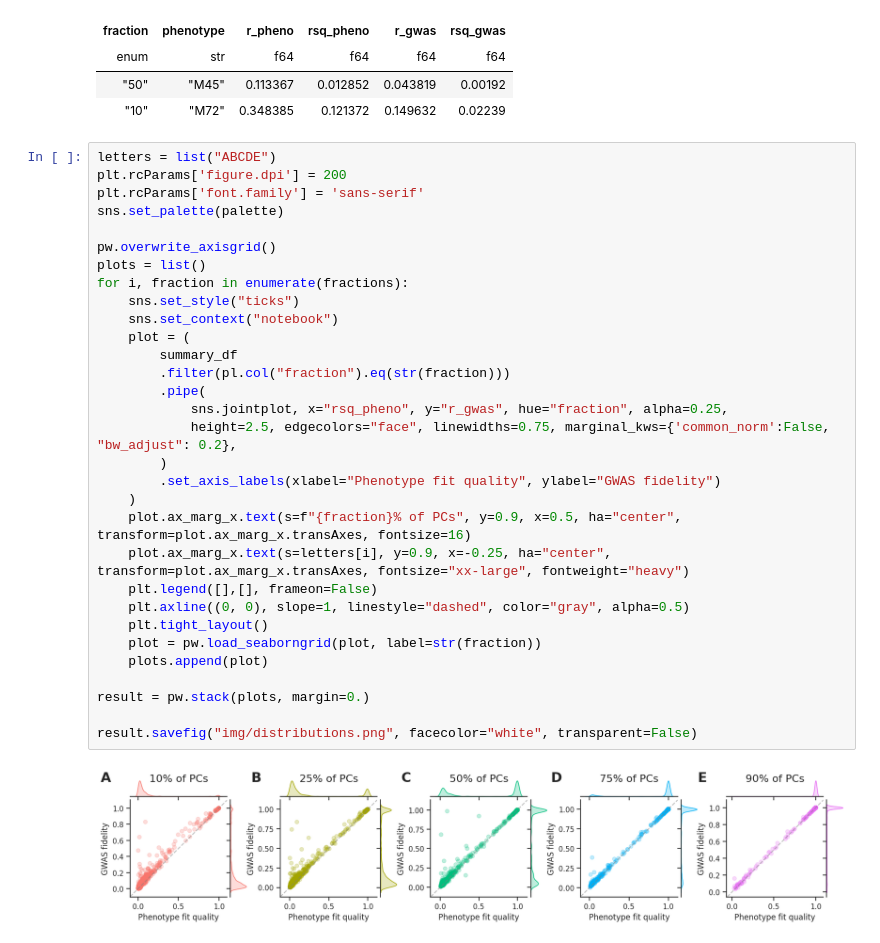
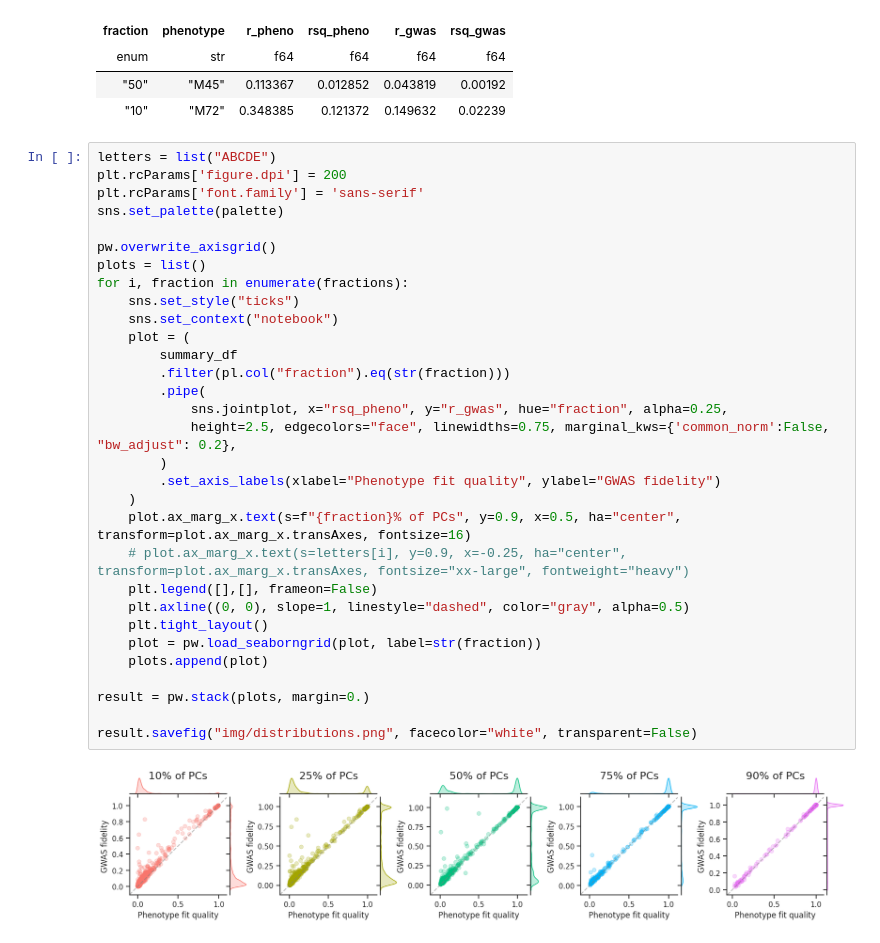
Before and after one commit to zietzm/webgwas-analysis, a Jupyter notebook: analyses/3.pca/2-plot-python.ipynb, the cells around one changed output. Cells and saved outputs as stored; diff of their text form.

Commit message:
feat: remove abcde labels from the pca plot

```diff
--- a/analyses/3.pca/2-plot-python.ipynb
+++ b/analyses/3.pca/2-plot-python.ipynb
@@ -39,32 +39,32 @@ shape: (2, 6)
 letters = list("ABCDE")
 plt.rcParams['figure.dpi'] = 200
 plt.rcParams['font.family'] = 'sans-serif'
 sns.set_palette(palette)
 
 pw.overwrite_axisgrid()
 plots = list()
 for i, fraction in enumerate(fractions):
     sns.set_style("ticks")
     sns.set_context("notebook")
     plot = (
         summary_df
         .filter(pl.col("fraction").eq(str(fraction)))
         .pipe(
             sns.jointplot, x="rsq_pheno", y="r_gwas", hue="fraction", alpha=0.25,
             height=2.5, edgecolors="face", linewidths=0.75, marginal_kws={'common_norm':False, "bw_adjust": 0.2},
         )
         .set_axis_labels(xlabel="Phenotype fit quality", ylabel="GWAS fidelity")
     )
     plot.ax_marg_x.text(s=f"{fraction}% of PCs", y=0.9, x=0.5, ha="center", transform=plot.ax_marg_x.transAxes, fontsize=16)
-    plot.ax_marg_x.text(s=letters[i], y=0.9, x=-0.25, ha="center", transform=plot.ax_marg_x.transAxes, fontsize="xx-large", fontweight="heavy")
+    # plot.ax_marg_x.text(s=letters[i], y=0.9, x=-0.25, ha="center", transform=plot.ax_marg_x.transAxes, fontsize="xx-large", fontweight="heavy")
     plt.legend([],[], frameon=False)
     plt.axline((0, 0), slope=1, linestyle="dashed", color="gray", alpha=0.5)
     plt.tight_layout()
     plot = pw.load_seaborngrid(plot, label=str(fraction))
     plots.append(plot)
 
 result = pw.stack(plots, margin=0.)
 
 result.savefig("img/distributions.png", facecolor="white", transparent=False)
 # %% [output]
-[figure, old version]
+[figure, new version]
```
Also changed, not shown: 1 other file.
